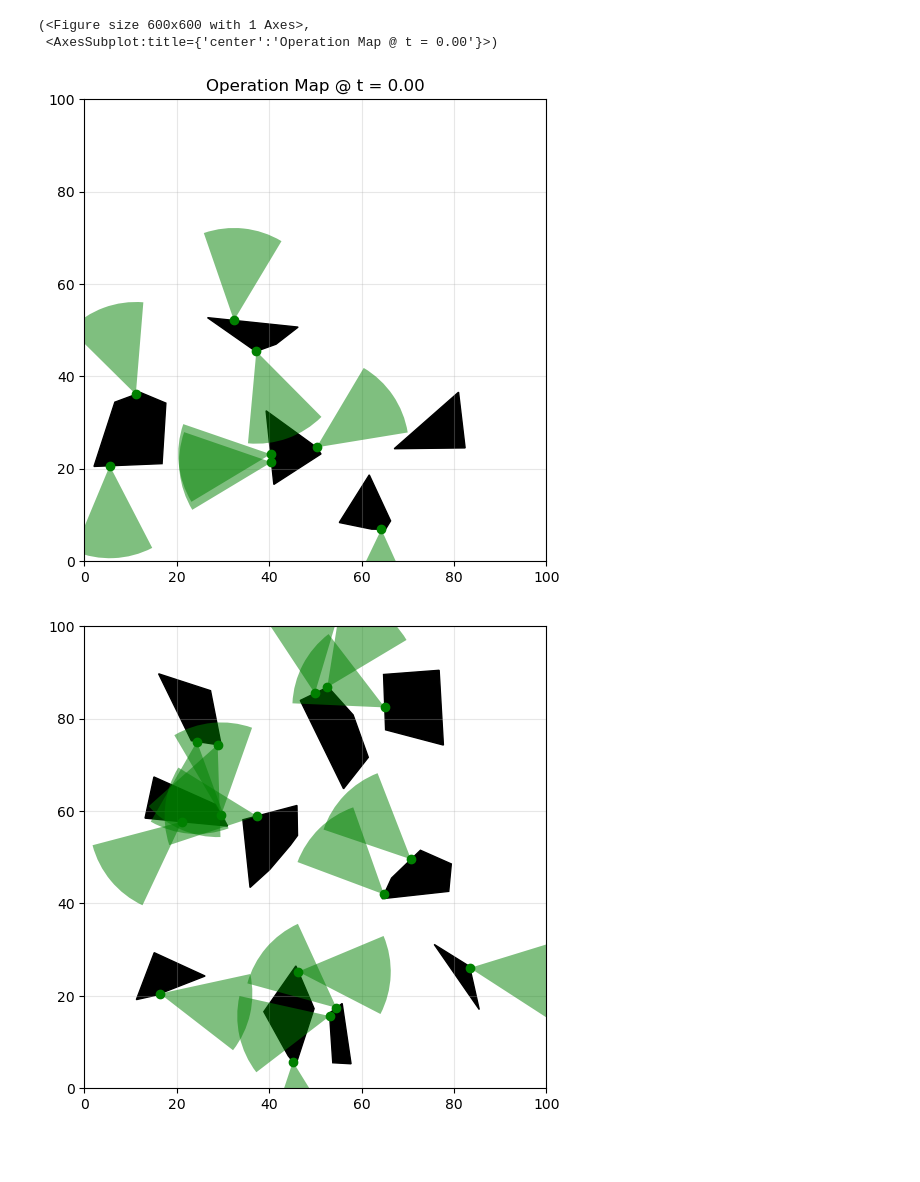
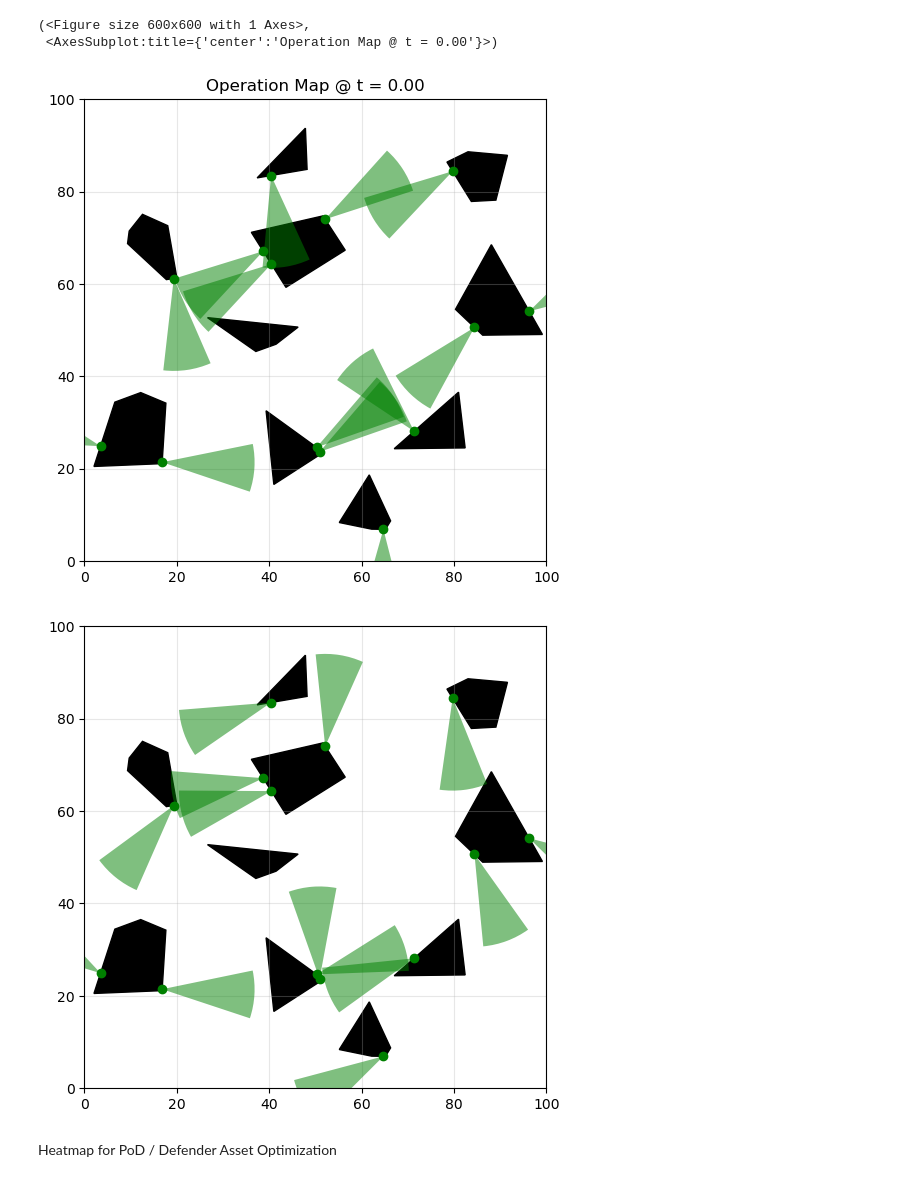
Before and after one commit to jeffersonkim97/Defender_Strategy, a Jupyter notebook: script/defender_setup.ipynb, the cells around one changed output. Saved outputs shown, nothing was run; the diff lists cells and outputs as text; code cells hidden in the pictures; blank space fills up the shorter version.

```diff
--- a/script/defender_setup.ipynb
+++ b/script/defender_setup.ipynb
@@ -238,11 +238,11 @@ def animate_camera_rotation(
 # Run to Generate Map for Operation
 map_in, cam_dict = generate_map(
     map_size = (100, 100),
-    num_buildings = 5,
-    num_sensors = 8,
-    fov_half_rad = np.deg2rad(25),
+    num_buildings = 10,
+    num_sensors = 14,
+    fov_half_rad = np.deg2rad(15),
     max_range = 20,
-    panspeed_range = (np.deg2rad(-5), np.deg2rad(5)),
+    panspeed_range = (np.deg2rad(-10), np.deg2rad(10)),
     cam_period = 200,
     cam_increment = 0.2,
     rng_seed = 21,
@@ -254,18 +254,21 @@ visualize_map_at_time(map_in, cam_dict, t=0, sensor_alpha=0.5)
 # %% [output]
 (<Figure size 600x600 with 1 Axes>,
  <AxesSubplot:title={'center':'Operation Map @ t = 0.00'}>)
-[figure, old version]
+[figure, new version]
 # %%
-# Animate from 0 to 100 s using your cam_time increment
-# fig, anim = animate_camera_rotation(map_in, cam_dict, t_start=0.0, t_end=100.0, sensor_alpha=0.5)
+generate_video_for_ao = True
 
-# …or smoother playback with a smaller dt:
-# fig, anim = animate_camera_rotation(map_in, cam_dict, t_start=0.0, t_end=100.0, dt_override=0.1, sensor_alpha=0.5)
+if generate_video_for_ao:
+    # Animate from 0 to 100 s using your cam_time increment
+    # fig, anim = animate_camera_rotation(map_in, cam_dict, t_start=0.0, t_end=100.0, sensor_alpha=0.5)
 
-# …or save it:
-fig, anim = animate_camera_rotation(map_in, cam_dict, 0.0, 100.0, frame_interval=1, save_path="cams.mp4", desired_fps=50)
+    # …or smoother playback with a smaller dt:
+    # fig, anim = animate_camera_rotation(map_in, cam_dict, t_start=0.0, t_end=100.0, dt_override=0.1, sensor_alpha=0.5)
+
+    # …or save it:
+    fig, anim = animate_camera_rotation(map_in, cam_dict, 0.0, 100.0, frame_interval=1, save_path="cams.mp4", desired_fps=50)
 # %% [output]
-[figure, old version]
+[figure, new version]
 # %%
 def make_json_serializable(obj):
     """
@@ -306,3 +309,5 @@ with open(file_path2, "w") as f:
 
 with open(file_path3, "w") as f:
     json.dump(stp_rrt_setup, f, indent=4)
+# %% [markdown]
+Heatmap for PoD / Defender Asset Optimization
```
Also changed, not shown: parts of 7 cells of this notebook, 9 other files.
